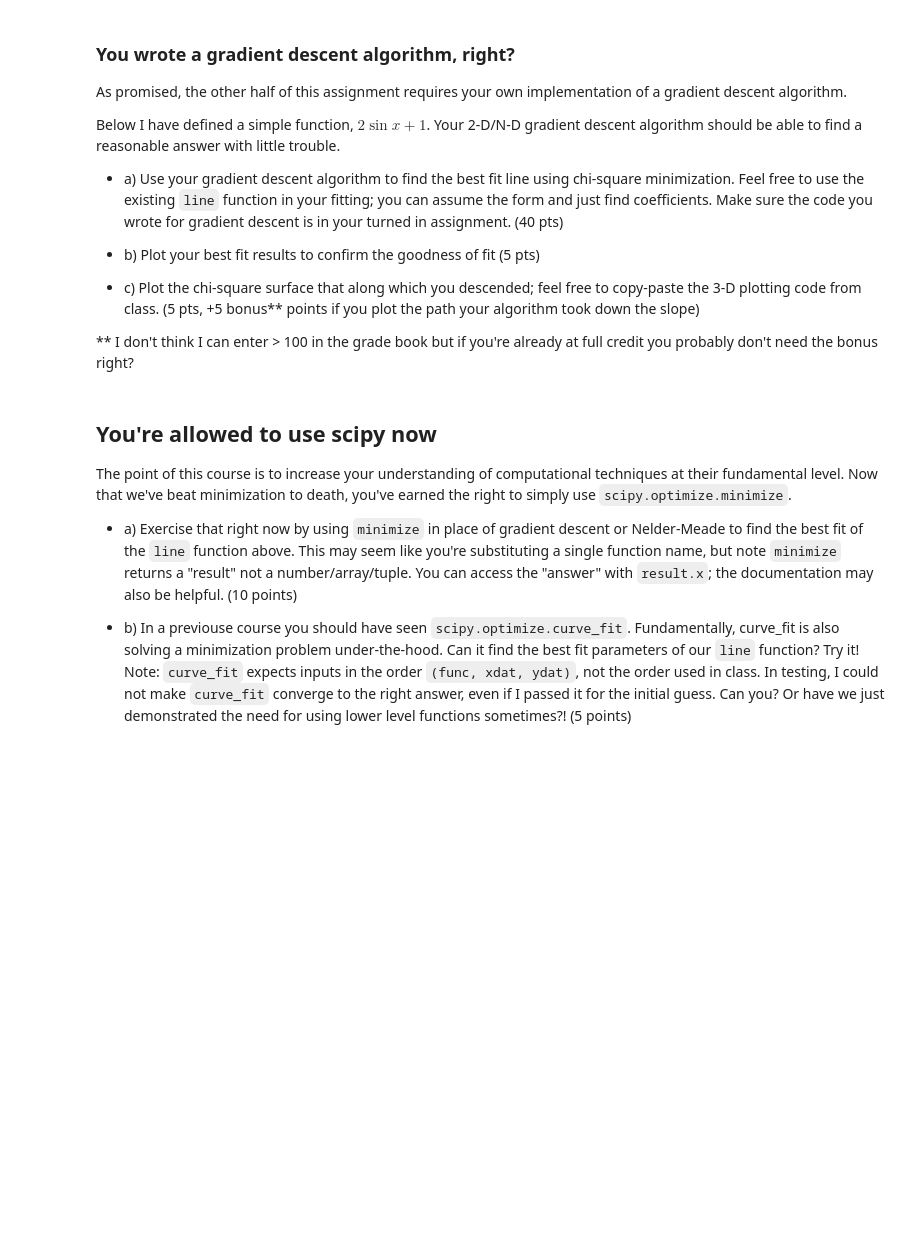
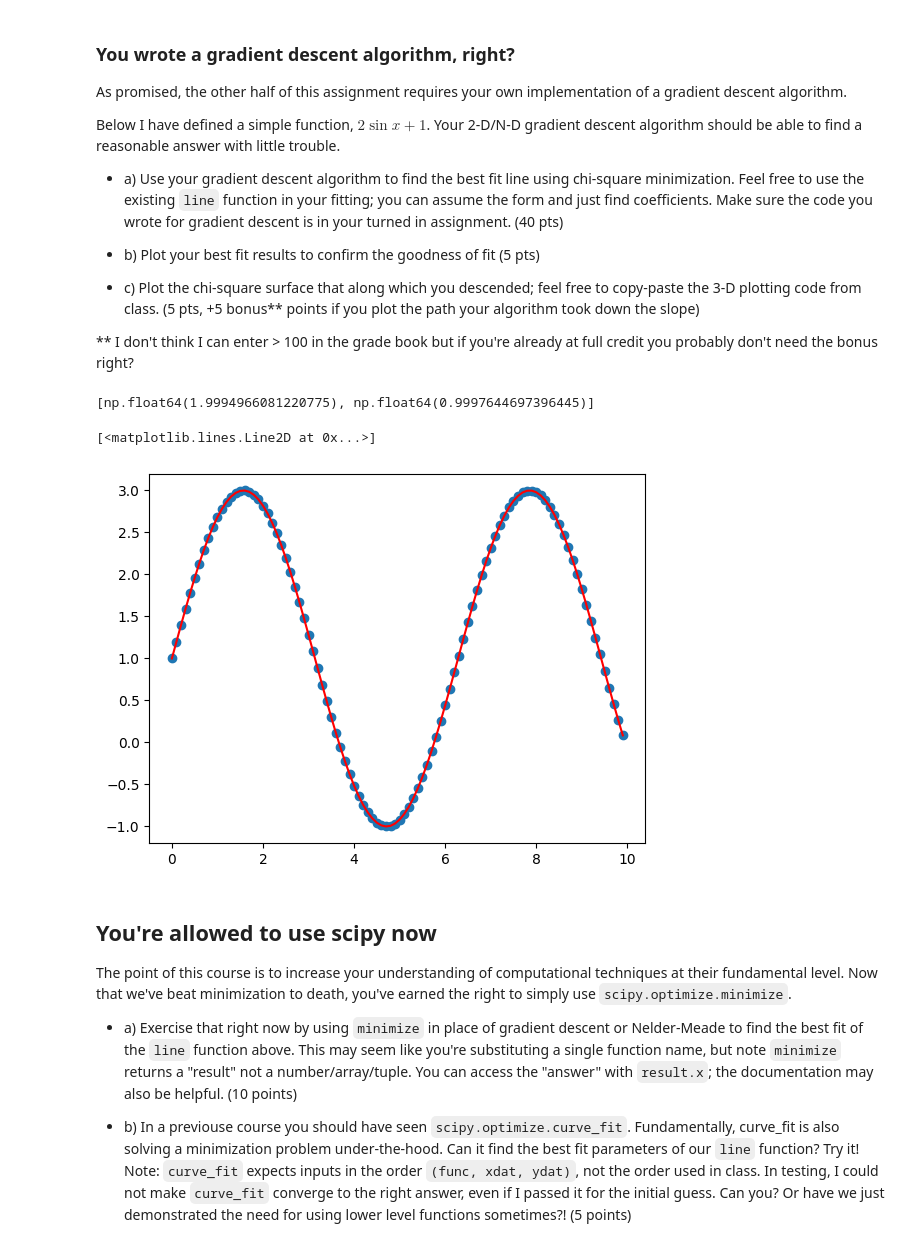
Before and after one commit to AtomLikeInPhysics/Tom-PHYS50733, a Jupyter notebook: Homework5/Homework5.ipynb, the cells around one changed output. Cells and saved outputs as stored; diff of their text form; code cells hidden in the pictures; blank space fills up the shorter version.

```diff
--- a/Homework5/Homework5.ipynb
+++ b/Homework5/Homework5.ipynb
@@ -54,13 +167,46 @@ Below I have defined a simple function, $2 \sin x + 1$. Your 2-D/N-D gradient de
 
 ** I don't think I can enter > 100 in the grade book but if you're already at full credit you probably don't need the bonus right?
 # %%
-def line(x, m, b):
+def line(x, args):
+    m,b = args
     return m*np.sin(x) + b
 
 x = np.arange(0, 10, 0.1)
-y = line(x, 2, 1)
+y = line(x, [2, 1])
+
+def centDiffm(m, b, h = 10**-8):
+    return((chi([m + h/2,b]) - chi([m - h/2,b])) / h)
+def centDiffb(m, b, h = 10**-8):
+    return((chi([m,b + h/2]) - chi([m,b - h/2])) / h)
+
+##Gradient Descent Code
+
+chi = chisquare(x, y, line)
+
+gradient = [1]
+gamma = 0.001
+x2 = 3
+prev = 1000
+args = [1,1]
+init = chi(args)
+
+while np.abs(prev-init) > 1e-6:
+    init = chi(args)
+    args[0] = args[0] - gamma*centDiffm(args[0],args[1])
+    args[1] = args[1] - gamma*centDiffb(args[0],args[1])
+    prev = chi(args)
+    gradient = args
+print(gradient)
+
+
+plt.scatter(x,line(x,[2,1]))
+plt.plot(x,line(x,gradient),c = 'r')
 
 # code
+# %% [output]
+[np.float64(1.9994966081220775), np.float64(0.9997644697396445)]
+[<matplotlib.lines.Line2D at 0x...>]
+[figure, added]
 # %% [markdown]
 ## You're allowed to use scipy now
 
```
Also changed, not shown: parts of 4 cells of this notebook.
